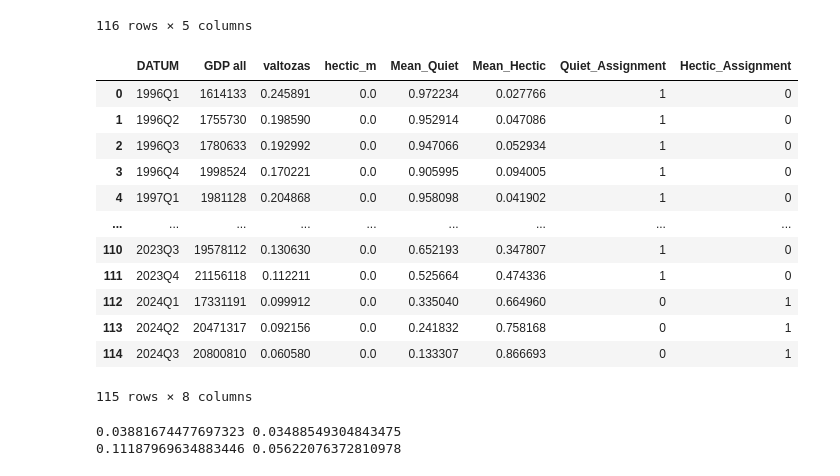
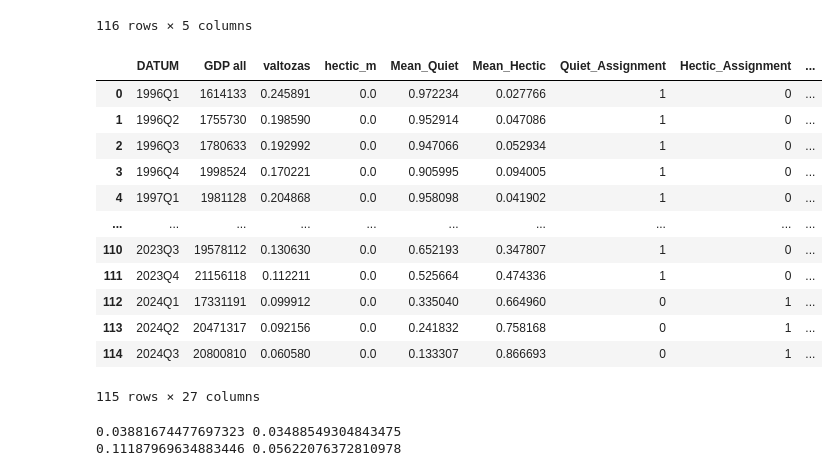
Before and after one commit to KraBence/Temalabor, a Jupyter notebook: Becslesek.ipynb, the cells around one changed output. Saved outputs shown, nothing was run; the diff lists cells and outputs as text; code cells hidden in the pictures.

```diff
--- a/Becslesek.ipynb
+++ b/Becslesek.ipynb
@@ -119,16 +115,0 @@ np.float64(0.0011946195896439494)
-# %%
-LGD = 1 #Only modify this one
-
-lgd = f'LGD{LGD}'
-BaselineLGDAverage = data[lgd].mean()
-BaselineLGDAverageALL = data[['LGD1', 'LGD2', 'LGD3', 'LGD4', 'LGD5']].stack().mean()
-print(BaselineLGDAverage)
-print(BaselineLGDAverageALL)
-data['lossRate1'] = data['P(D|G)'] * data['LGD1']
-data['lossRate2'] = data['P(D|G)'] * data['LGD2']
-data['lossRate3'] = data['P(D|G)'] * data['LGD3']
-data['lossRate4'] = data['P(D|G)'] * data['LGD4']
-data['lossRate5'] = data['P(D|G)'] * data['LGD5']
-averageAnnualLossRate = [data['lossRate1'].mean(), data['lossRate2'].mean(), data['lossRate3'].mean(), data['lossRate4'].mean(), data['lossRate5'].mean()]
-BaselineLGDWeighted = averageAnnualLossRate[LGD-1]/BaselinePDEstimate
-print(BaselineLGDWeighted)
@@ -356,7 +231,7 @@ probabilities_df = pd.DataFrame(probabilities)
 probabilities_df['DATUM'] = probabilities_df['DATUM'].apply(convert_to_quarterly)
 # %%
 df = data[['DATUM', 'LGD5', 'P(D|G)']]
-df.fillna(method='ffill', inplace=True)
+df.ffill(inplace=True)
 
 date_column = df['DATUM']
 data_columns = df.drop(columns=['DATUM'])
@@ -802,18 +677,24 @@ final_result_df
 116 rows × 5 columns
 # %%
 gdp_with_states = pd.merge(gdp,final_result_df, on='DATUM', how='inner')
+gdp_with_states = pd.merge(gdp_with_states,aggregated_data[['DATUM','H_2', 'Q_2']], on='DATUM', how='inner')
+gdp_with_states['Quiet_2'] = gdp_with_states['Q_2'].apply(lambda x: 0 if x < 0.5 else 1)
+gdp_with_states['Hectic_2'] = gdp_with_states['H_2'].apply(lambda x: 1 if x > 0.5 else 0)
+data['DATUM'] = data['DATUM'].apply(convert_to_quarterly)
+gdp_with_states = pd.merge(gdp_with_states , data, on='DATUM', how='inner')
+
 gdp_with_states
 # %% [output]
-|  | DATUM | GDP all | valtozas | hectic_m | Mean_Quiet | Mean_Hectic | Quiet_Assignment | Hectic_Assignment |
-| 0 | 1996Q1 | 1614133 | 0.245891 | 0.0 | 0.972234 | 0.027766 | 1 | 0 |
-| 1 | 1996Q2 | 1755730 | 0.198590 | 0.0 | 0.952914 | 0.047086 | 1 | 0 |
-| 2 | 1996Q3 | 1780633 | 0.192992 | 0.0 | 0.947066 | 0.052934 | 1 | 0 |
-| 3 | 1996Q4 | 1998524 | 0.170221 | 0.0 | 0.905995 | 0.094005 | 1 | 0 |
-| 4 | 1997Q1 | 1981128 | 0.204868 | 0.0 | 0.958098 | 0.041902 | 1 | 0 |
-| ... | ... | ... | ... | ... | ... | ... | ... | ... |
-| 110 | 2023Q3 | 19578112 | 0.130630 | 0.0 | 0.652193 | 0.347807 | 1 | 0 |
-| 111 | 2023Q4 | 21156118 | 0.112211 | 0.0 | 0.525664 | 0.474336 | 1 | 0 |
-| 112 | 2024Q1 | 17331191 | 0.099912 | 0.0 | 0.335040 | 0.664960 | 0 | 1 |
-| 113 | 2024Q2 | 20471317 | 0.092156 | 0.0 | 0.241832 | 0.758168 | 0 | 1 |
-| 114 | 2024Q3 | 20800810 | 0.060580 | 0.0 | 0.133307 | 0.866693 | 0 | 1 |
+|  | DATUM | GDP all | valtozas | hectic_m | Mean_Quiet | Mean_Hectic | Quiet_Assignment | Hectic_Assignment | ... |
+| 0 | 1996Q1 | 1614133 | 0.245891 | 0.0 | 0.972234 | 0.027766 | 1 | 0 | ... |
+| 1 | 1996Q2 | 1755730 | 0.198590 | 0.0 | 0.952914 | 0.047086 | 1 | 0 | ... |
+| 2 | 1996Q3 | 1780633 | 0.192992 | 0.0 | 0.947066 | 0.052934 | 1 | 0 | ... |
+| 3 | 1996Q4 | 1998524 | 0.170221 | 0.0 | 0.905995 | 0.094005 | 1 | 0 | ... |
+| 4 | 1997Q1 | 1981128 | 0.204868 | 0.0 | 0.958098 | 0.041902 | 1 | 0 | ... |
+| ... | ... | ... | ... | ... | ... | ... | ... | ... | ... |
+| 110 | 2023Q3 | 19578112 | 0.130630 | 0.0 | 0.652193 | 0.347807 | 1 | 0 | ... |
+| 111 | 2023Q4 | 21156118 | 0.112211 | 0.0 | 0.525664 | 0.474336 | 1 | 0 | ... |
+| 112 | 2024Q1 | 17331191 | 0.099912 | 0.0 | 0.335040 | 0.664960 | 0 | 1 | ... |
+| 113 | 2024Q2 | 20471317 | 0.092156 | 0.0 | 0.241832 | 0.758168 | 0 | 1 | ... |
+| 114 | 2024Q3 | 20800810 | 0.060580 | 0.0 | 0.133307 | 0.866693 | 0 | 1 | ... |
-115 rows × 8 columns
+115 rows × 27 columns
```
Also changed, not shown: parts of 13 cells of this notebook, 2 other files.
